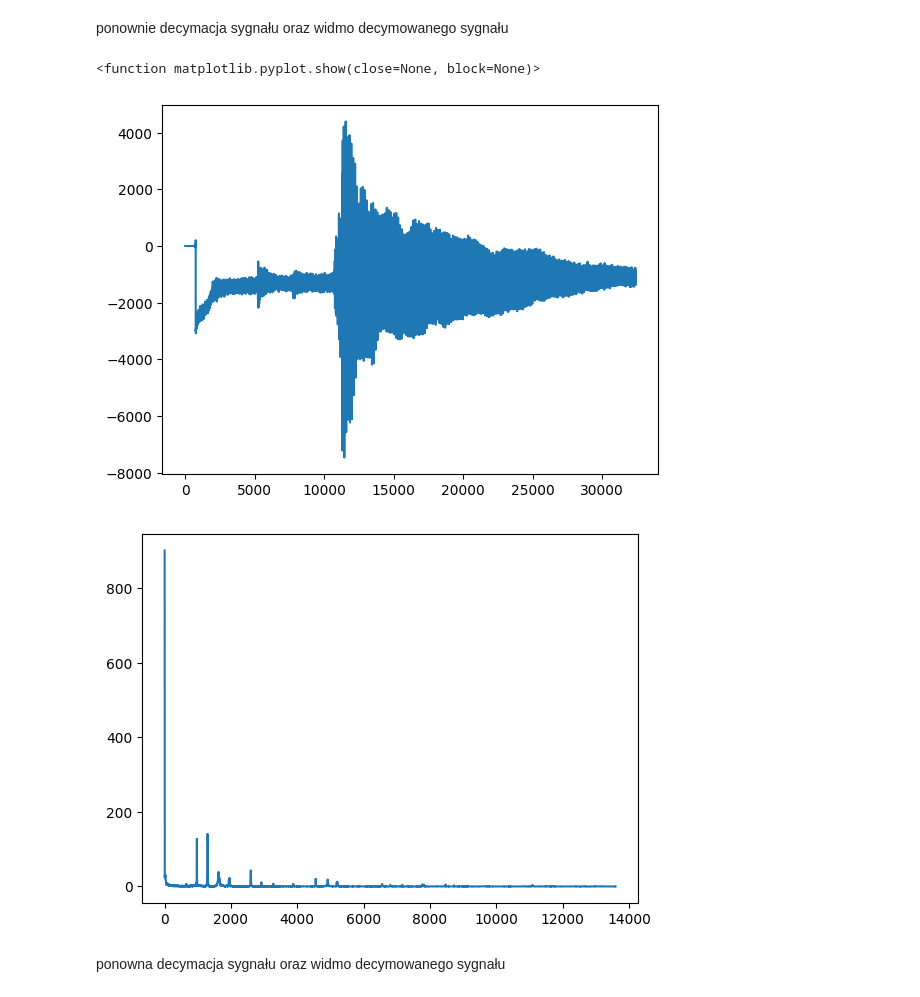
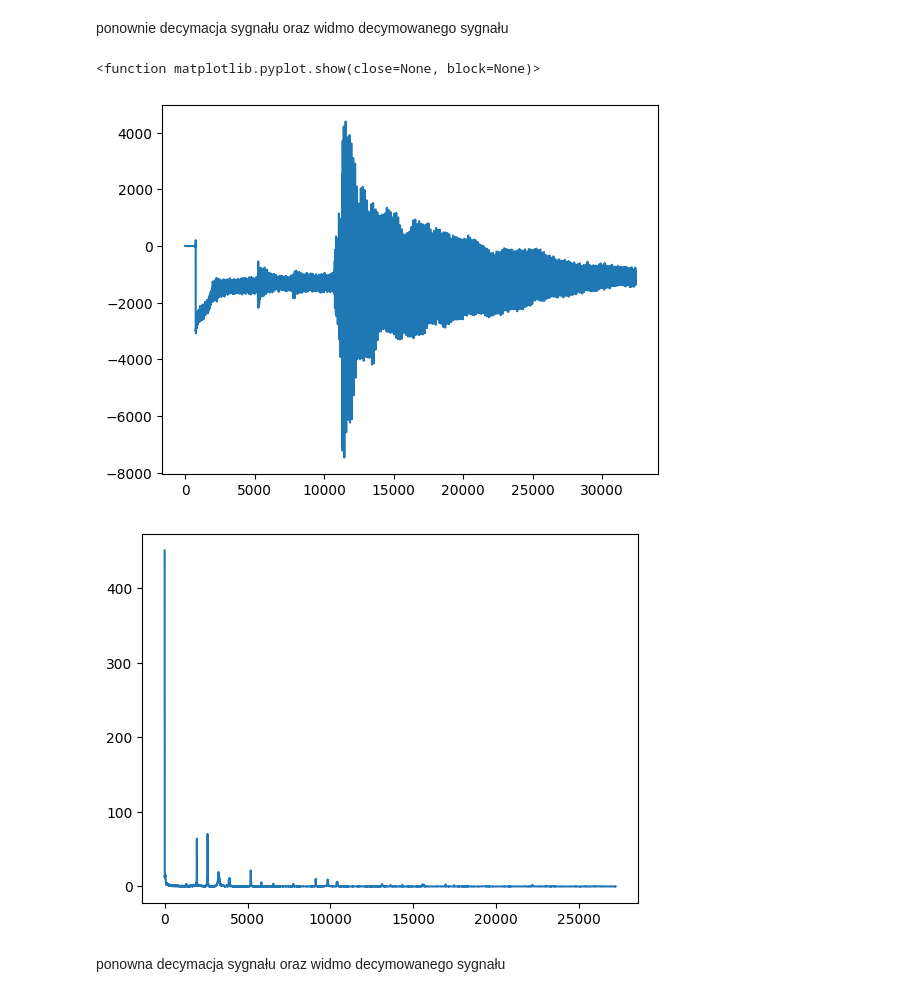
Before and after one commit to tynka022/SignalAnalisis, a Jupyter notebook: lab2/sprawozdanie2MToborek.ipynb, the cells around one changed output. Drawn from its saved outputs; the diff is of its cells as text; code cells hidden in the pictures.

```diff
--- a/lab2/sprawozdanie2MToborek.ipynb
+++ b/lab2/sprawozdanie2MToborek.ipynb
@@ -201,20 +201,20 @@ ponownie decymacja sygnału oraz widmo decymowanego sygnału
 # %%
 sygnal3 = sig.decimate(sygnal2,2)
 
 fig, ax = plt.subplots()
 ax.plot(sygnal3)
 plt.show
 
-wid_dec3=np.abs(np.fft.rfft(sygnal3)) /rate
-f = np.fft.rfftfreq(len(sygnal3), 1/rate)
+wid_dec3=np.abs(np.fft.rfft(sygnal3)) /rate/2
+f = np.fft.rfftfreq(len(sygnal3), 1/rate/2)
 
 fig, ax = plt.subplots()
 ax.plot(f[0:10000], wid_dec3[0:10000])
 plt.show
 # %% [output]
 <function matplotlib.pyplot.show(close=None, block=None)>
 [figure]
-[figure, old version]
+[figure, new version]
 # %% [markdown]
 ponowna decymacja sygnału oraz widmo decymowanego sygnału
 # %%
```
Also changed, not shown: parts of 7 cells of this notebook, 1 other file.
